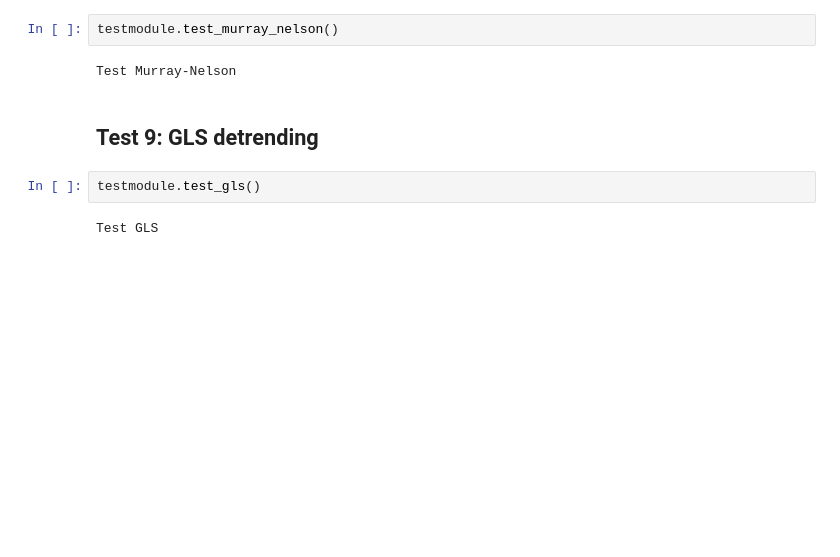
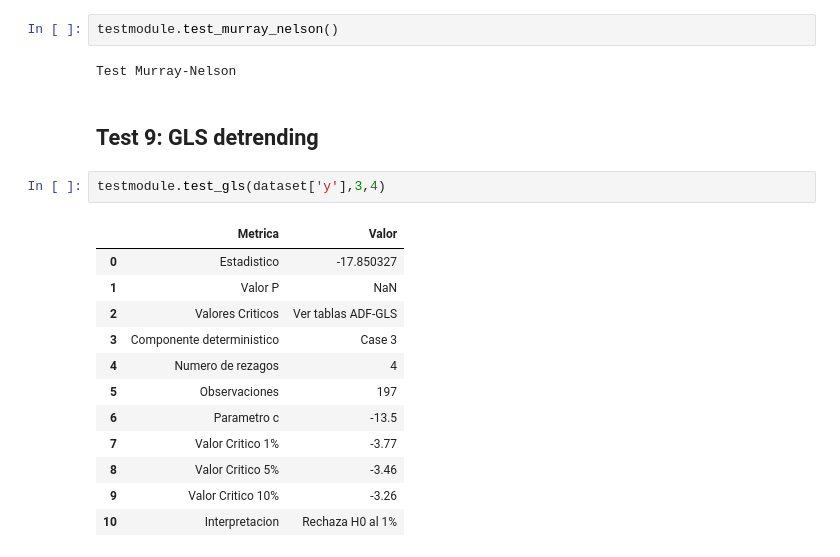
Before and after one commit to ensta630team/Homeworks, a Jupyter notebook: presentation/notebooks/hw_3/pregunta.ipynb, the cells around one changed output. Cells and saved outputs as stored; diff of their text form; blank space fills up the shorter version.

```diff
--- a/presentation/notebooks/hw_3/pregunta.ipynb
+++ b/presentation/notebooks/hw_3/pregunta.ipynb
@@ -119,6 +111,17 @@ Test Murray-Nelson
 # %% [markdown]
 ## Test 9: GLS detrending
 # %%
-testmodule.test_gls()
+testmodule.test_gls(dataset['y'],3,4)
 # %% [output]
-Test GLS
+|  | Metrica | Valor |
+| 0 | Estadistico | -17.850327 |
+| 1 | Valor P | NaN |
+| 2 | Valores Criticos | Ver tablas ADF-GLS |
+| 3 | Componente deterministico | Case 3 |
+| 4 | Numero de rezagos | 4 |
+| 5 | Observaciones | 197 |
+| 6 | Parametro c | -13.5 |
+| 7 | Valor Critico 1% | -3.77 |
+| 8 | Valor Critico 5% | -3.46 |
+| 9 | Valor Critico 10% | -3.26 |
+| 10 | Interpretacion | Rechaza H0 al 1% |
```
Also changed, not shown: parts of 2 cells of this notebook, 5 other files.
